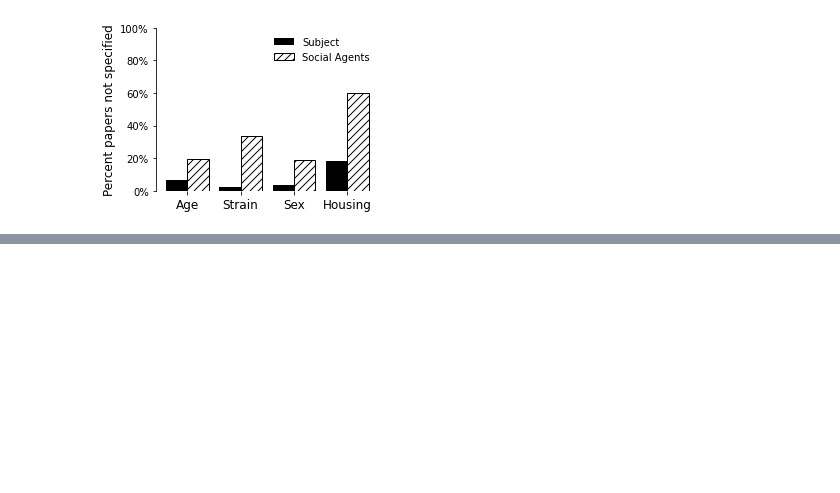
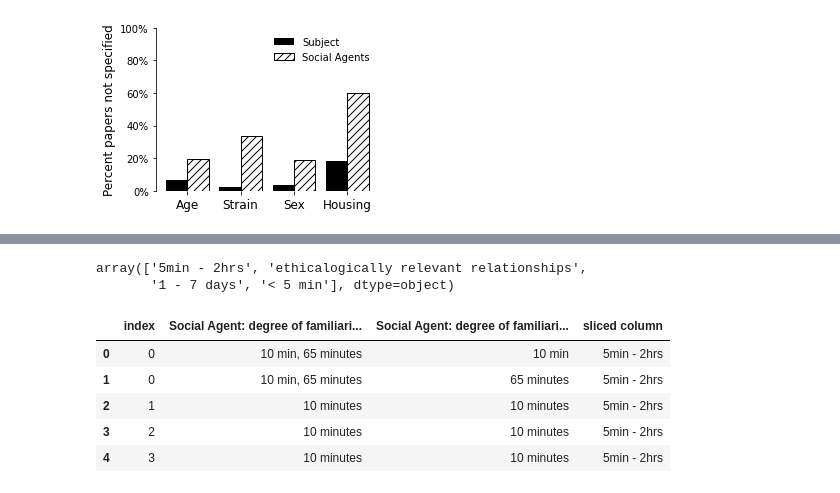
Before and after one commit to padillacoreanolab/literature_review_processing, a Jupyter notebook: results/2022_09_09_literature_review_processing/Graphs for Literature Review.ipynb, the cells around one changed output, grey strips where cells are left out. Saved outputs shown, nothing was run; the diff lists cells and outputs as text; code cells hidden in the pictures; blank space fills up the shorter version.

```diff
--- a/results/2022_09_09_literature_review_processing/Graphs for Literature Review.ipynb
+++ b/results/2022_09_09_literature_review_processing/Graphs for Literature Review.ipynb
@@ -200,0 +318,14 @@ dfam_df = pd.read_csv(r"./data/Lit Review - Copy of Form Responses.csv",usecols
+# %%
+exploded_famtime_df[sliced_column].unique()
+# %% [output]
+array(['5min - 2hrs', 'ethicalogically relevant relationships',
+       '1 - 7 days', '< 5 min'], dtype=object)
+# %%
+exploded_famtime_df.head()
+# %% [output]
+|  | index | Social Agent: degree of familiari... | Social Agent: degree of familiari... | sliced column |
+| 0 | 0 | 10 min, 65 minutes | 10 min | 5min - 2hrs |
+| 1 | 0 | 10 min, 65 minutes | 65 minutes | 5min - 2hrs |
+| 2 | 1 | 10 minutes | 10 minutes | 5min - 2hrs |
+| 3 | 2 | 10 minutes | 10 minutes | 5min - 2hrs |
+| 4 | 3 | 10 minutes | 10 minutes | 5min - 2hrs |
```
Also changed, not shown: parts of 34 cells of this notebook.
